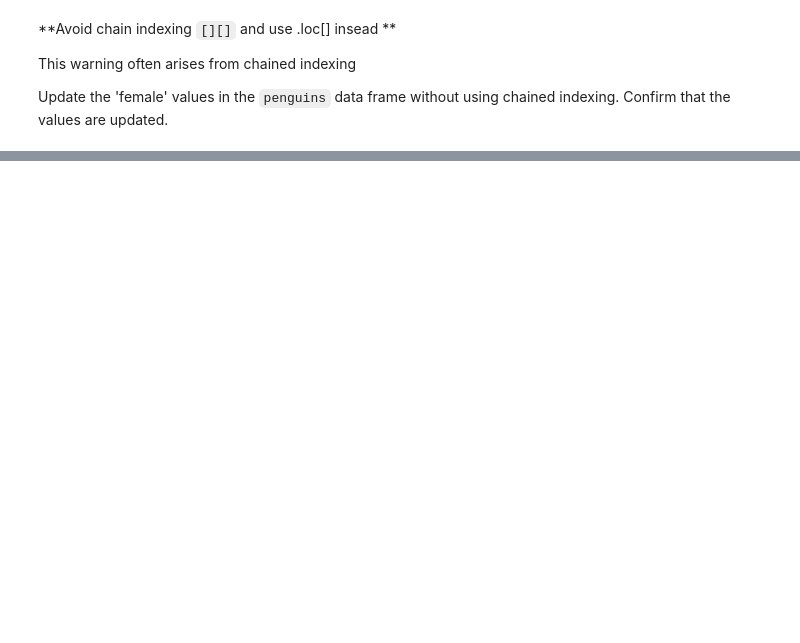
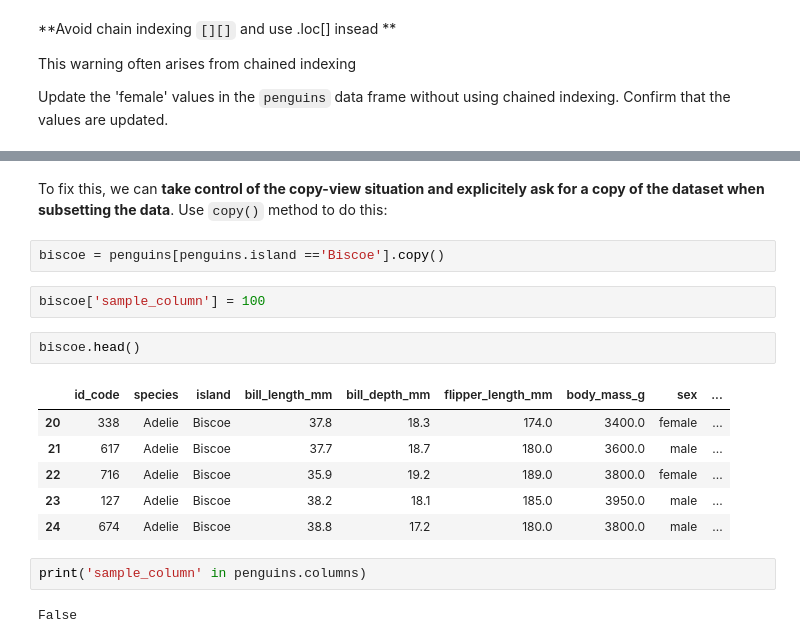
Before and after one commit to evajnewby/eds220-2024-in-class, a Jupyter notebook: week3-updating-data-frame.ipynb, the cells around one changed output, grey strips where cells are left out. Saved outputs shown, nothing was run; the diff lists cells and outputs as text; blank space fills up the shorter version.

```diff
--- a/week3-updating-data-frame.ipynb
+++ b/week3-updating-data-frame.ipynb
@@ -339,0 +327,19 @@ array(['M', 'F', nan], dtype=object)
+# %% [markdown]
+To fix this, we can **take control of the copy-view situation and explicitely ask for a copy of the dataset when subsetting the data**. Use `copy()` method to do this:
+# %%
+biscoe = penguins[penguins.island =='Biscoe'].copy()
+# %%
+biscoe['sample_column'] = 100
+# %%
+biscoe.head()
+# %% [output]
+|  | id_code | species | island | bill_length_mm | bill_depth_mm | flipper_length_mm | body_mass_g | sex | ... |
+| 20 | 338 | Adelie | Biscoe | 37.8 | 18.3 | 174.0 | 3400.0 | female | ... |
+| 21 | 617 | Adelie | Biscoe | 37.7 | 18.7 | 180.0 | 3600.0 | male | ... |
+| 22 | 716 | Adelie | Biscoe | 35.9 | 19.2 | 189.0 | 3800.0 | female | ... |
+| 23 | 127 | Adelie | Biscoe | 38.2 | 18.1 | 185.0 | 3950.0 | male | ... |
+| 24 | 674 | Adelie | Biscoe | 38.8 | 17.2 | 180.0 | 3800.0 | male | ... |
+# %%
+print('sample_column' in penguins.columns)
+# %% [output]
+False
```
Also changed, not shown: parts of 10 cells of this notebook.
